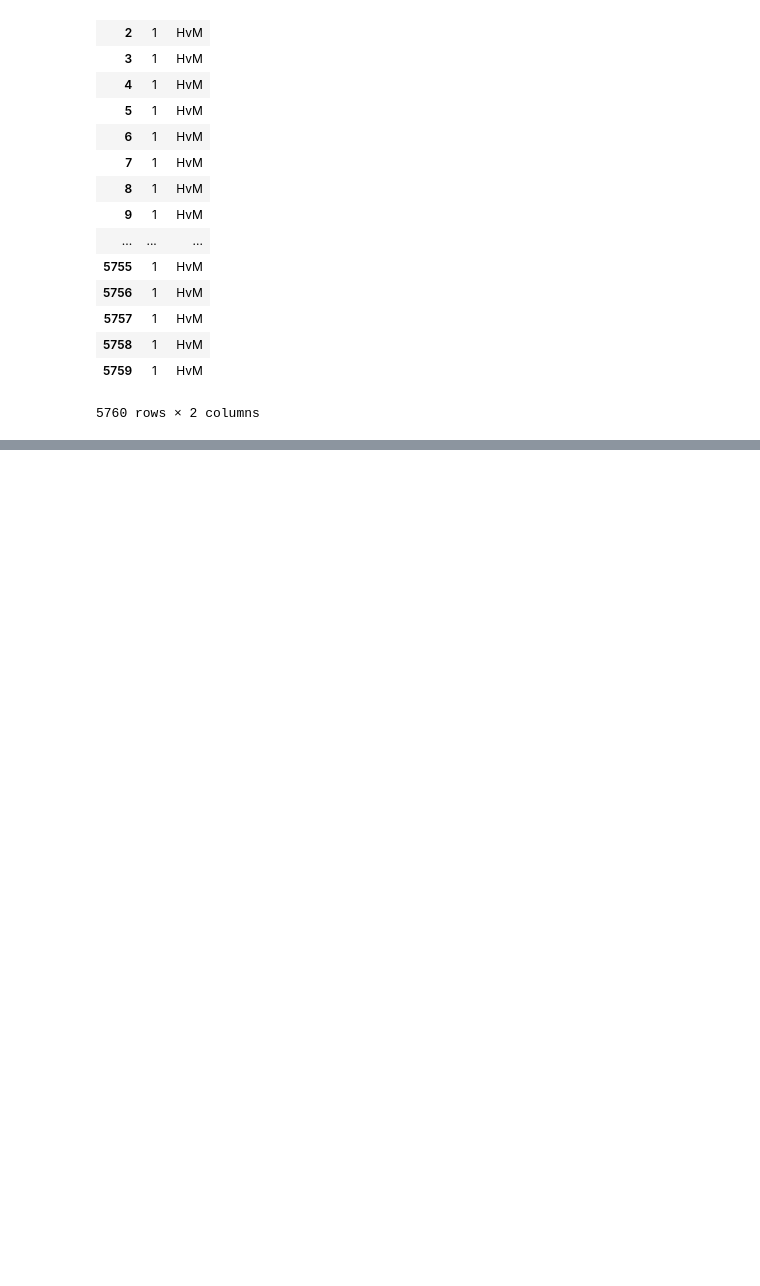
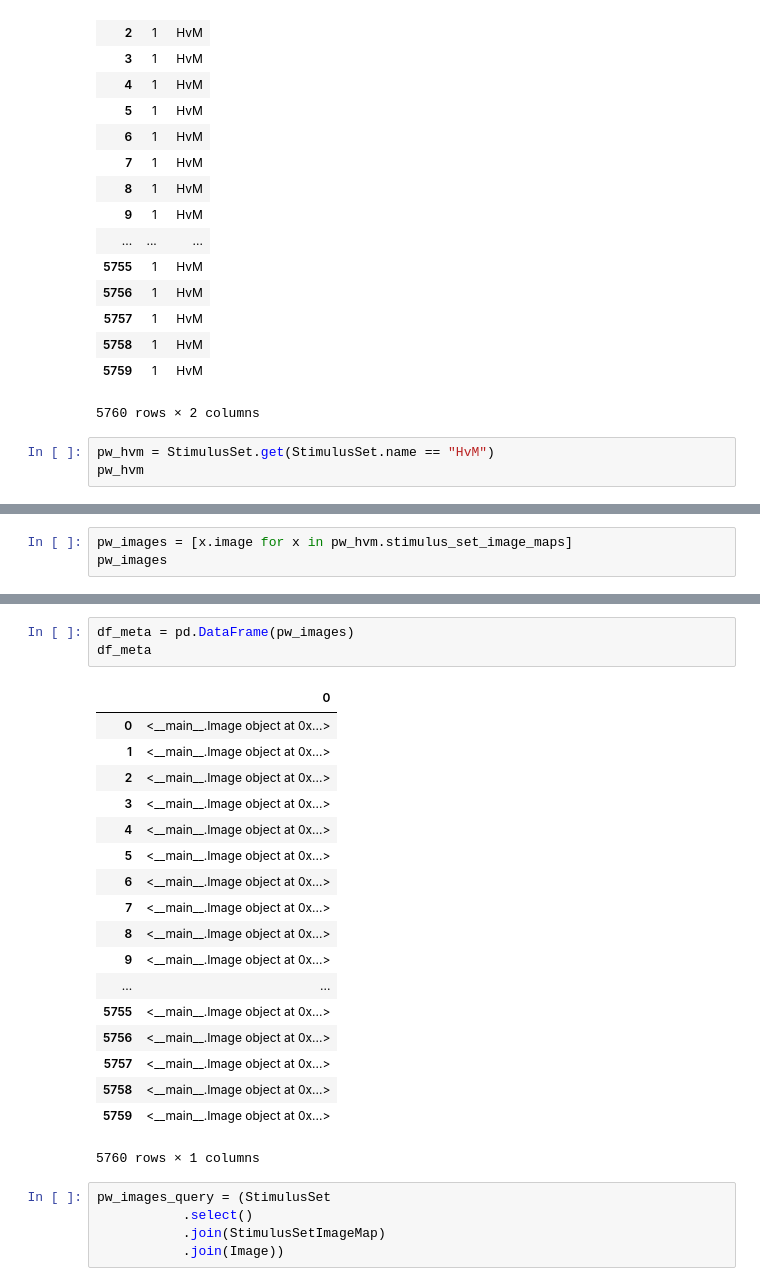
Before and after one commit to brain-score/brainio_contrib, a Jupyter notebook: notebooks/2018-03-23_merge_meta.ipynb, the cells around one changed output, grey strips where cells are left out. Drawn from its saved outputs; the diff is of its cells as text; blank space fills up the shorter version.

Commit message:
Figured out how to construct a DataFrame from a Peewee query: pd.DataFrame(list(Image.select().join(StimulusSetImageMap).join(StimulusSet).where(StimulusSet.name=="HvM").dicts()))

```diff
--- a/notebooks/2018-03-23_merge_meta.ipynb
+++ b/notebooks/2018-03-23_merge_meta.ipynb
@@ -278,3 +278,6 @@ df_meta
 | 5758 | 1 | HvM |
 | 5759 | 1 | HvM |
 5760 rows × 2 columns
+# %%
+pw_hvm = StimulusSet.get(StimulusSet.name == "HvM")
+pw_hvm
@@ -280,0 +286,3 @@ df_meta
+# %%
+pw_images = [x.image for x in pw_hvm.stimulus_set_image_maps]
+pw_images
@@ -280,0 +327,27 @@ df_meta
+# %%
+df_meta = pd.DataFrame(pw_images)
+df_meta
+# %% [output]
+|  | 0 |
+| 0 | <__main__.Image object at 0x...> |
+| 1 | <__main__.Image object at 0x...> |
+| 2 | <__main__.Image object at 0x...> |
+| 3 | <__main__.Image object at 0x...> |
+| 4 | <__main__.Image object at 0x...> |
+| 5 | <__main__.Image object at 0x...> |
+| 6 | <__main__.Image object at 0x...> |
+| 7 | <__main__.Image object at 0x...> |
+| 8 | <__main__.Image object at 0x...> |
+| 9 | <__main__.Image object at 0x...> |
+| ... | ... |
+| 5755 | <__main__.Image object at 0x...> |
+| 5756 | <__main__.Image object at 0x...> |
+| 5757 | <__main__.Image object at 0x...> |
+| 5758 | <__main__.Image object at 0x...> |
+| 5759 | <__main__.Image object at 0x...> |
+5760 rows × 1 columns
+# %%
+pw_images_query = (StimulusSet
+           .select()
+           .join(StimulusSetImageMap)
+           .join(Image))
```
Also changed, not shown: parts of 3 cells of this notebook.
